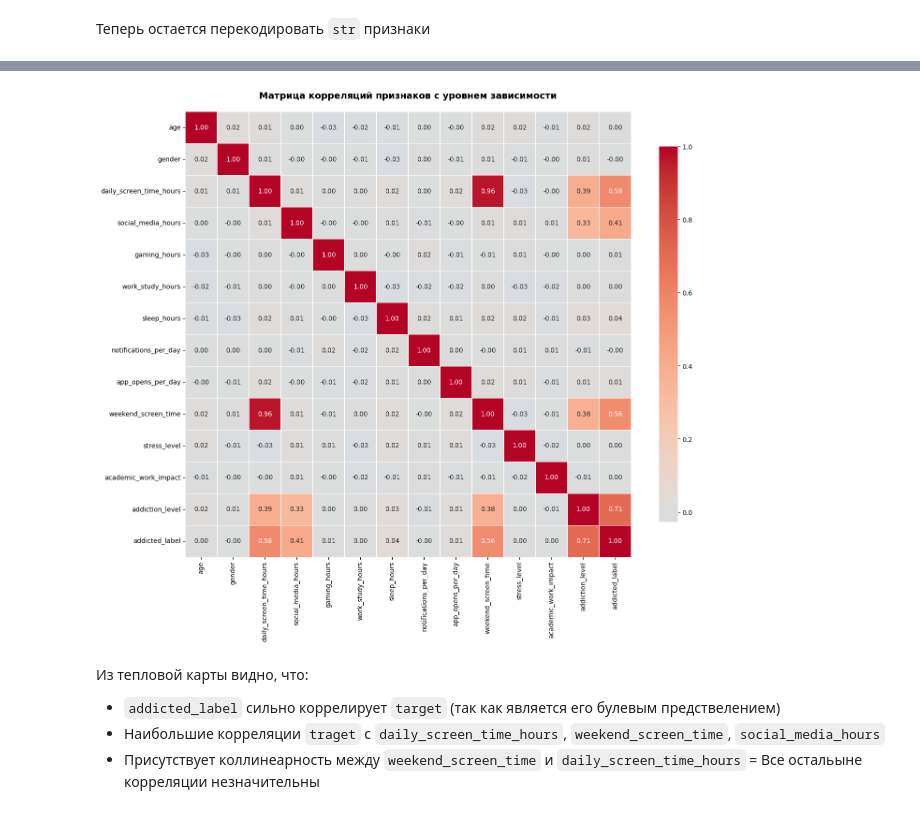
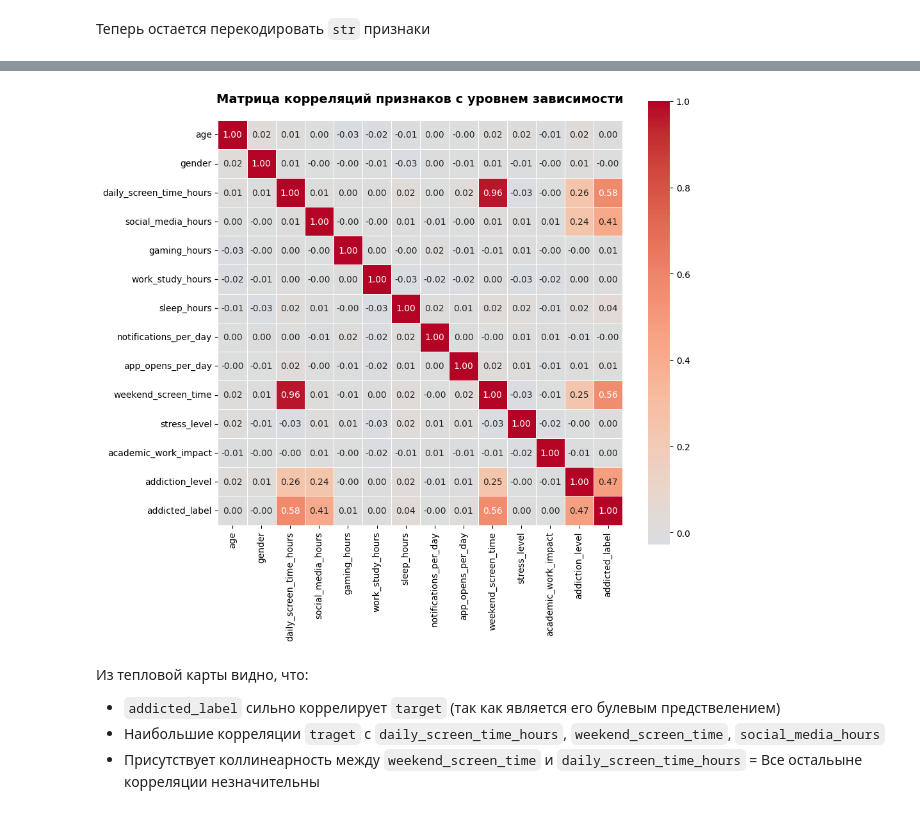
Before and after one commit to Baklanov-Daniil/master, a Jupyter notebook: mlbd/notebooks/Practice5_Baklanov.ipynb, the cells around one changed output, grey strips where cells are left out. Saved outputs shown, nothing was run; the diff lists cells and outputs as text; code cells hidden in the pictures.

```diff
--- a/mlbd/notebooks/Practice5_Baklanov.ipynb
+++ b/mlbd/notebooks/Practice5_Baklanov.ipynb
@@ -81,3 +70,0 @@ Name: count, dtype: int64
-# %%
-mode_val = data['addiction_level'].mode()[0]
-data['addiction_level'] = data['addiction_level'].fillna(mode_val, inplace=True)
@@ -103,0 +71,3 @@ memory usage: 937.6 KB
+# %%
+data['addiction_level'] = data['addiction_level'].fillna('None')
+print(data['addiction_level'].unique())
@@ -110,6 +84,10 @@ data = data.drop(columns = ['transaction_id', 'user_id'])
 # %%
 str_atr = ['gender', 'stress_level', 'academic_work_impact', 'addiction_level']
 all_mappings = {}
+
+data['addiction_level'] = data['addiction_level'].fillna('None')
+
+print(data['addiction_level'].unique())
 
 for col in str_atr:
     unique_vals = sorted(data[col].unique())
@@ -209,12 +189,12 @@ Name: addiction_level, dtype: float64
 # %%
-plt.figure(figsize=(14, 12))
+plt.figure(figsize=(10, 10))
 sns.heatmap(corr_matrix, annot=True, cmap='coolwarm', center=0,
             fmt='.2f', linewidths=.5, square=True, cbar_kws={"shrink": .8})
 plt.title('Матрица корреляций признаков с уровнем зависимости', fontsize=14, fontweight='bold', pad=20)
 plt.tight_layout()
 plt.show()
 # %% [output]
-[figure, old version]
+[figure, new version]
 # %% [markdown]
 Из тепловой карты видно, что:
 
```
Also changed, not shown: parts of 38 cells of this notebook, 1 other file.
